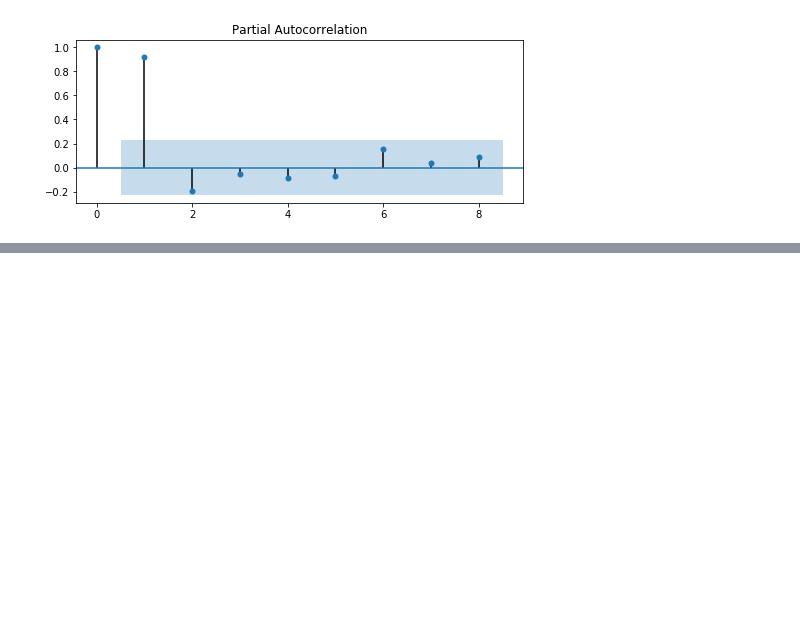
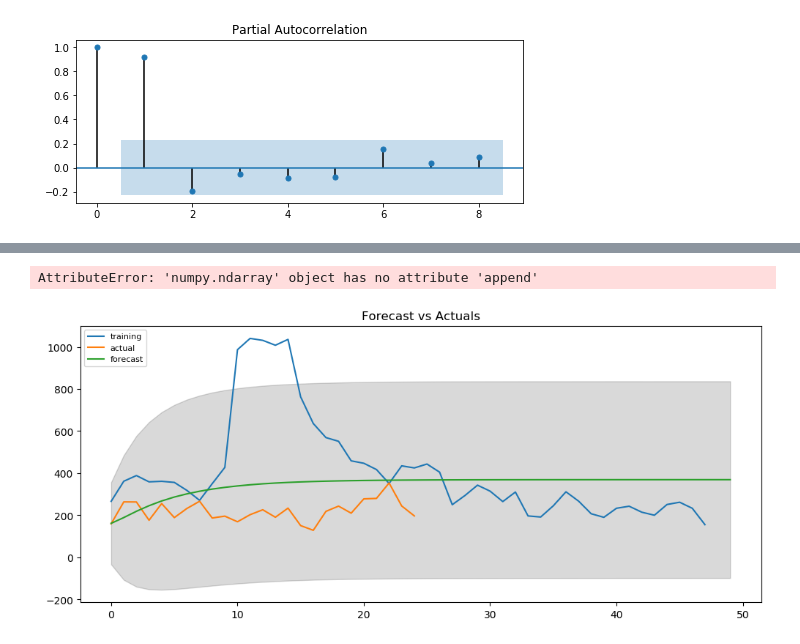
Before and after one commit to kenyo/only-one-can-win, a Jupyter notebook: notebooks/eda.ipynb, the cells around one changed output, grey strips where cells are left out. Cells and saved outputs as stored; diff of their text form; code cells hidden in the pictures; blank space fills up the shorter version.

```diff
--- a/notebooks/eda.ipynb
+++ b/notebooks/eda.ipynb
@@ -162,0 +179,56 @@ max    556.031482
+# %%
+from pandas import read_csv
+from pandas import datetime
+from matplotlib import pyplot
+from statsmodels.tsa.arima_model import ARIMA
+from sklearn.metrics import mean_squared_error
+
+X = kanye_diff.values
+size = int(len(X) * 0.66)
+train, test = X[0:size], X[size:len(X)]
+history = [x for x in train]
+predictions = list()
+for t in range(len(test)):
+	model = ARIMA(history, order=(2,0,0))
+	model_fit = model.fit(disp=0)
+	output = model_fit.forecast()
+	yhat = output[0]
+	predictions.append(yhat)
+	obs = test[t]
+	history.append(obs)
+	print('predicted=%f, expected=%f' % (yhat, obs))
+error = mean_squared_error(test, predictions)
+print('Test MSE: %.3f' % error)
+# plot
+pyplot.plot(test)
+pyplot.plot(predictions, color='red')
+pyplot.show()
+# %% [output]
+AttributeError: 'numpy.ndarray' object has no attribute 'append'
+# %%
+# Build Model
+# model = ARIMA(train, order=(3,2,1))
+model = ARIMA(train, order=(2, 0, 0))
+fitted = model.fit(disp=-1)
+
+# Forecast
+fc, se, conf = fitted.forecast(50, alpha=0.05)  # 95% conf
+test = pd.DataFrame(test)
+
+# Make as pandas series
+fc_series = pd.Series(fc)
+lower_series = pd.Series(conf[:, 0])
+upper_series = pd.Series(conf[:, 1])
+
+# Plot
+plt.figure(figsize=(12,5), dpi=100)
+plt.plot(train, label='training')
+plt.plot(test, label='actual')
+plt.plot(fc_series, label='forecast')
+plt.fill_between(lower_series.index, lower_series, upper_series,
+                 color='k', alpha=.15)
+plt.title('Forecast vs Actuals')
+plt.legend(loc='upper left', fontsize=8)
+plt.show()
+# %% [output]
+[figure, added]
```
Also changed, not shown: parts of 7 cells of this notebook.
